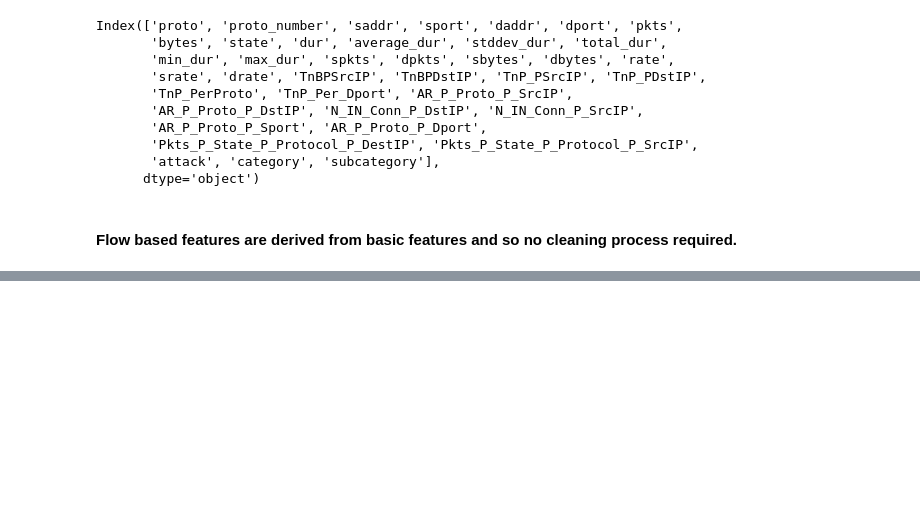
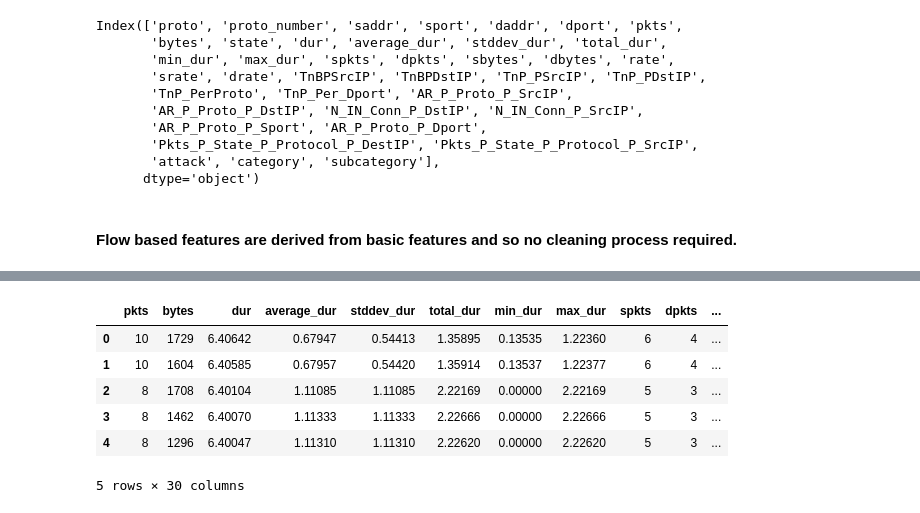
Before and after one commit to Siddharth1698/Analysis-of-DDoS-attack-from-Botnet-devices-using-Machine-Learning-Classifiers, a Jupyter notebook: Data Wrangling and Analysis.ipynb, the cells around one changed output, grey strips where cells are left out. Cells and saved outputs as stored; diff of their text form; code cells hidden in the pictures; blank space fills up the shorter version.

```diff
--- a/Data Wrangling and Analysis.ipynb
+++ b/Data Wrangling and Analysis.ipynb
@@ -636,0 +664,10 @@ Index(['proto', 'proto_number', 'saddr', 'sport', 'daddr', 'dport', 'pkts',
+# %%
+df_ml.head()
+# %% [output]
+|  | pkts | bytes | dur | average_dur | stddev_dur | total_dur | min_dur | max_dur | spkts | dpkts | ... |
+| 0 | 10 | 1729 | 6.40642 | 0.67947 | 0.54413 | 1.35895 | 0.13535 | 1.22360 | 6 | 4 | ... |
+| 1 | 10 | 1604 | 6.40585 | 0.67957 | 0.54420 | 1.35914 | 0.13537 | 1.22377 | 6 | 4 | ... |
+| 2 | 8 | 1708 | 6.40104 | 1.11085 | 1.11085 | 2.22169 | 0.00000 | 2.22169 | 5 | 3 | ... |
+| 3 | 8 | 1462 | 6.40070 | 1.11333 | 1.11333 | 2.22666 | 0.00000 | 2.22666 | 5 | 3 | ... |
+| 4 | 8 | 1296 | 6.40047 | 1.11310 | 1.11310 | 2.22620 | 0.00000 | 2.22620 | 5 | 3 | ... |
+5 rows × 30 columns
```
Also changed, not shown: parts of 9 cells of this notebook.
